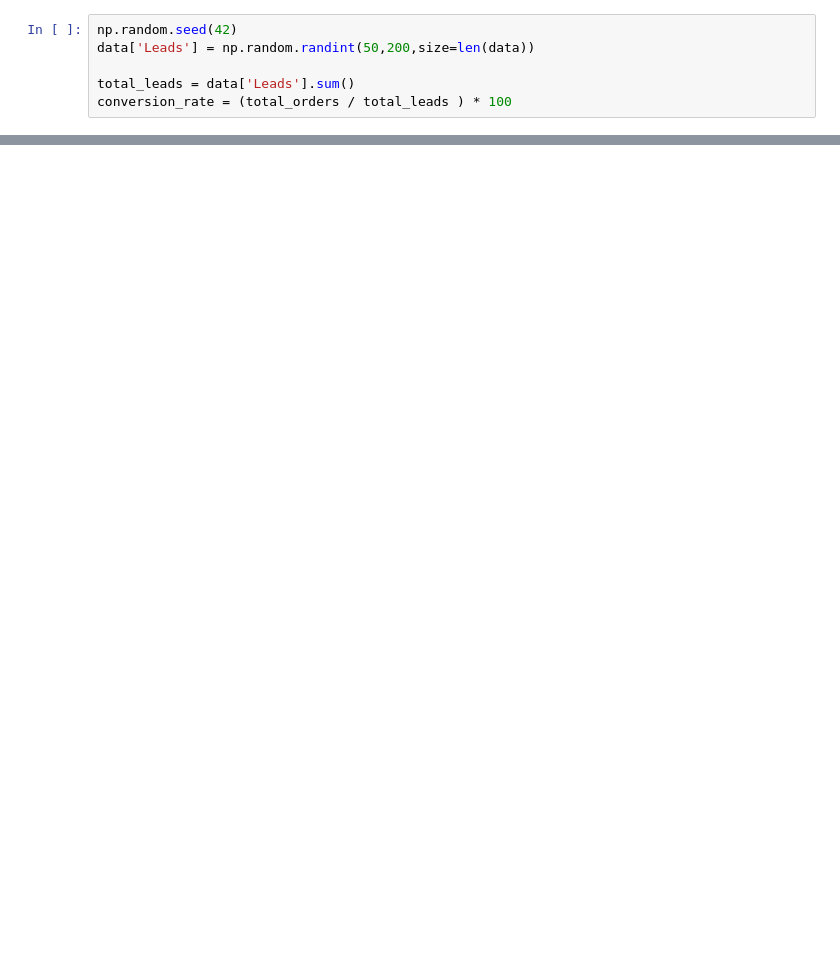
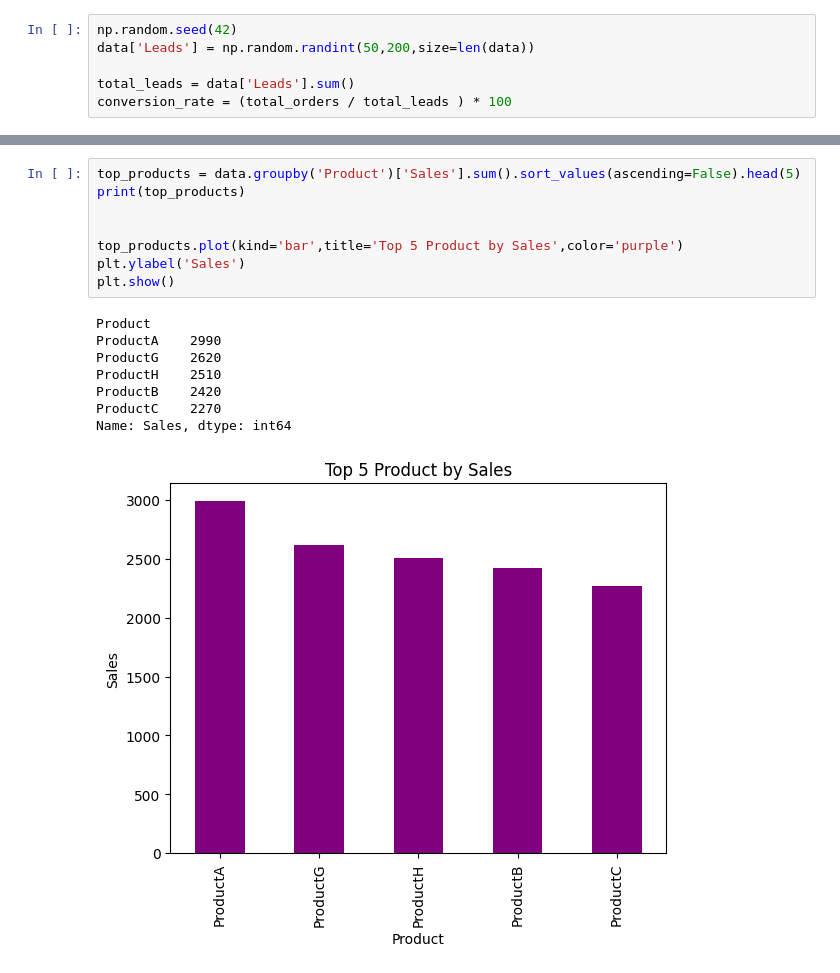
Before and after one commit to francisganapin/Practice_DataScience, a Jupyter notebook: day29/sales.ipynb, the cells around one changed output, grey strips where cells are left out. Saved outputs shown, nothing was run; the diff lists cells and outputs as text; blank space fills up the shorter version.

```diff
--- a/day29/sales.ipynb
+++ b/day29/sales.ipynb
@@ -144,0 +173,17 @@ product_profitability = data.groupby('Product')['Profit'].sum().sort_values(asce
+# %%
+top_products = data.groupby('Product')['Sales'].sum().sort_values(ascending=False).head(5)
+print(top_products)
+
+
+top_products.plot(kind='bar',title='Top 5 Product by Sales',color='purple')
+plt.ylabel('Sales')
+plt.show()
+# %% [output]
+Product
+ProductA    2990
+ProductG    2620
+ProductH    2510
+ProductB    2420
+ProductC    2270
+Name: Sales, dtype: int64
+[figure, added]
```
Also changed, not shown: parts of 26 cells of this notebook, 5 other files.
